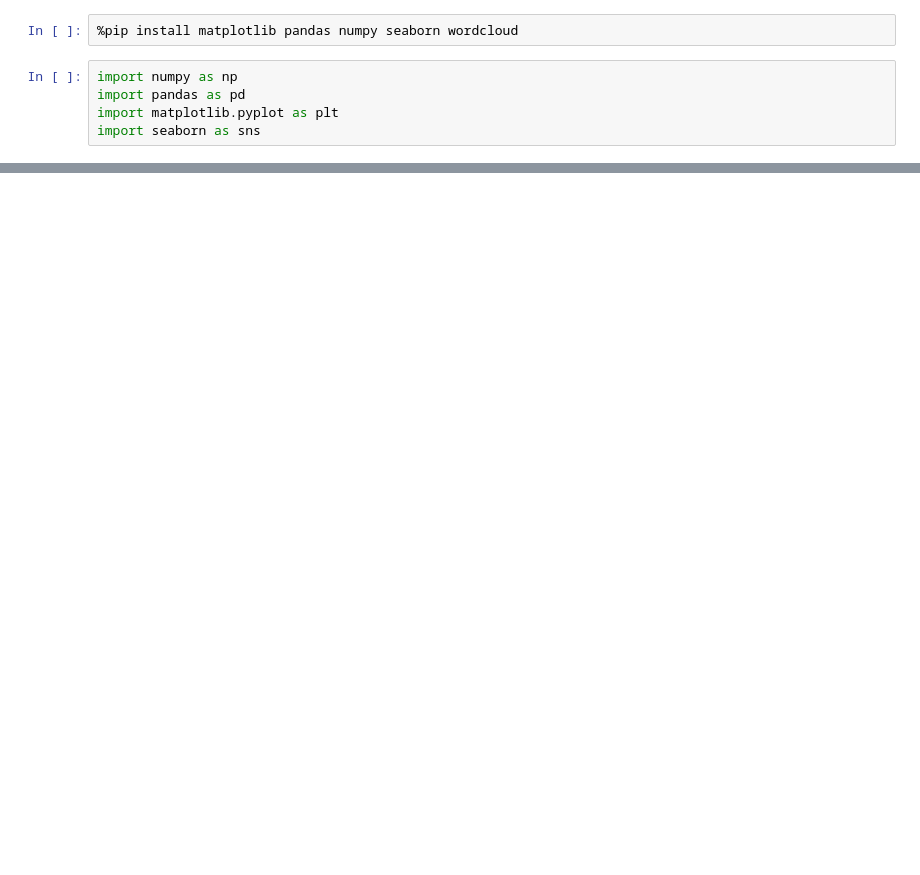
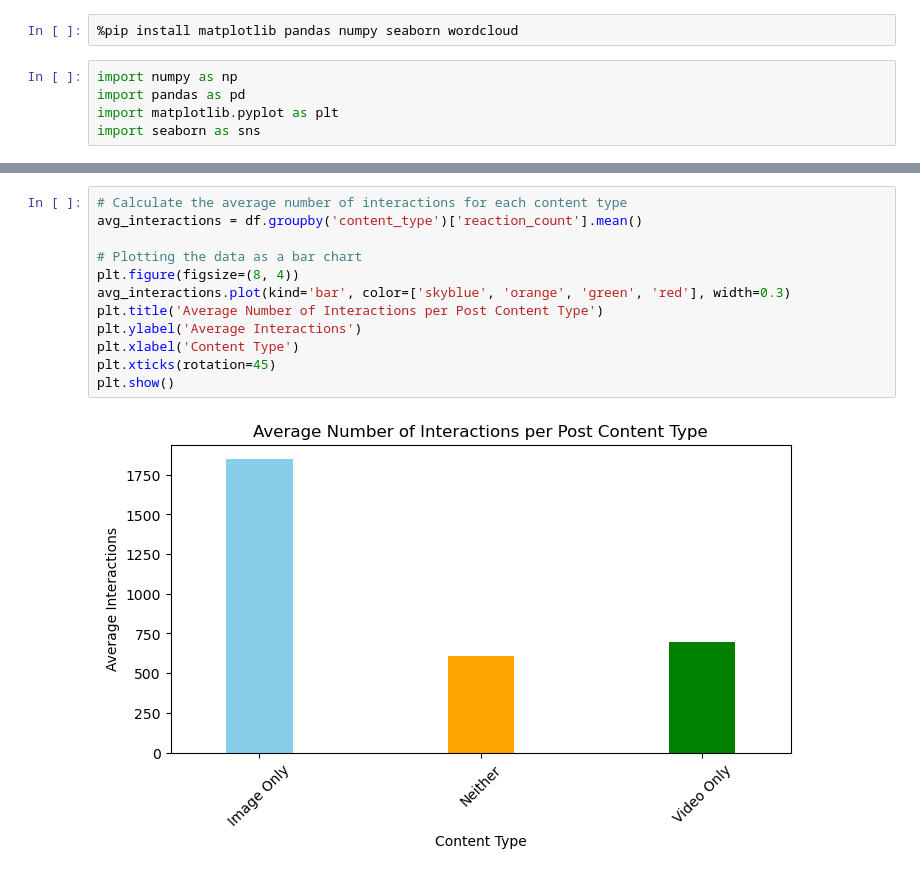
Before and after one commit to ngocnhatAI/data-analysis-report, a Jupyter notebook: Analyze_data.ipynb, the cells around one changed output, grey strips where cells are left out. Saved outputs shown, nothing was run; the diff lists cells and outputs as text; blank space fills up the shorter version.

```diff
--- a/Analyze_data.ipynb
+++ b/Analyze_data.ipynb
@@ -114,0 +73,14 @@ plt.show()
+# %%
+# Calculate the average number of interactions for each content type
+avg_interactions = df.groupby('content_type')['reaction_count'].mean()
+
+# Plotting the data as a bar chart
+plt.figure(figsize=(8, 4))
+avg_interactions.plot(kind='bar', color=['skyblue', 'orange', 'green', 'red'], width=0.3)
+plt.title('Average Number of Interactions per Post Content Type')
+plt.ylabel('Average Interactions')
+plt.xlabel('Content Type')
+plt.xticks(rotation=45)
+plt.show()
+# %% [output]
+[figure, added]
```
Also changed, not shown: parts of 40 cells of this notebook, 5 other files.
